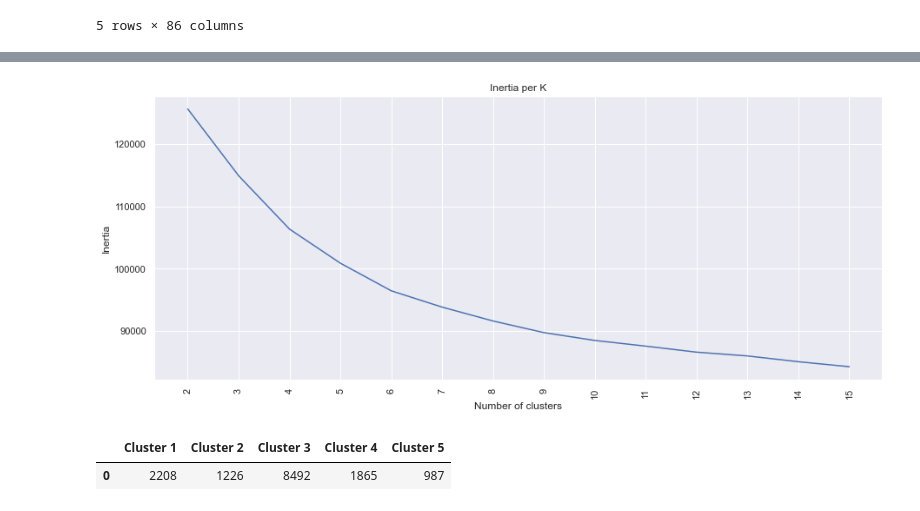
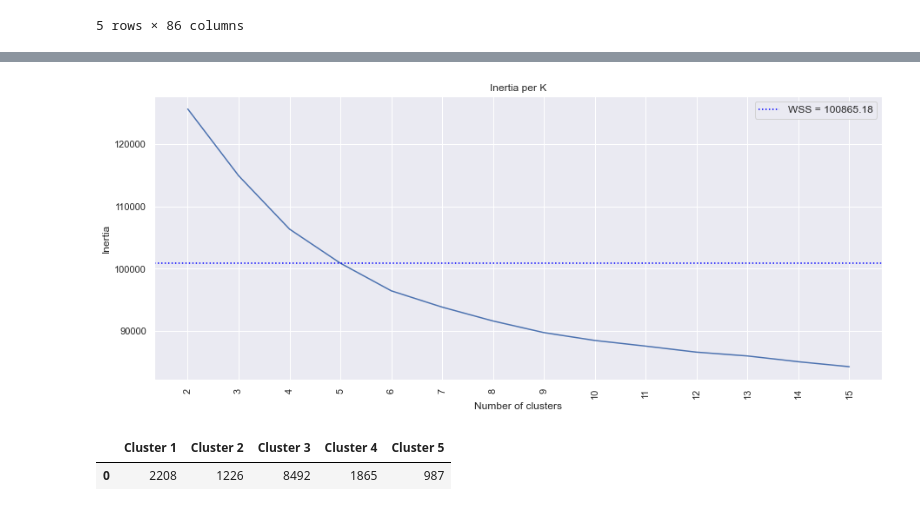
Before and after one commit to jordanhoare/clustering-customer-segments, a Jupyter notebook: clustering_customer_segments/notebooks/02. kmeans_pca/kmeans_pca.ipynb, the cells around one changed output, grey strips where cells are left out. Drawn from its saved outputs; the diff is of its cells as text; code cells hidden in the pictures.

```diff
--- a/clustering_customer_segments/notebooks/02. kmeans/kmeans.ipynb
+++ b/clustering_customer_segments/notebooks/02. kmeans_pca/kmeans_pca.ipynb
@@ -79,5 +79,7 @@ ax1.set_xticklabels(no_of_clusters, rotation='vertical')
 plt.xlabel('Number of clusters')
 plt.ylabel('Inertia')
 plt.title("Inertia per K")
-plt.savefig('../00. output/inertia_per_k(before_PCA).png')
+plt.axhline(100865,linestyle=':', label='WSS = 100865.18', c ="blue")
+plt.legend(prop=dict(size=12))
+plt.savefig('../00. output/inertia_before_pca.png')
 # %% [output]
@@ -96,6 +98,6 @@ At 13 clusters, the intertia is: 85980.06591463836
 At 14 clusters, the intertia is: 85052.82853329318
 At 15 clusters, the intertia is: 84254.01077256388
-[figure, old version]
+[figure, new version]
 # %%
 ##########################################################
 ########### K-Means Clustering Results (k=5) #############
```
Also changed, not shown: parts of 4 cells of this notebook, 13 other files.
